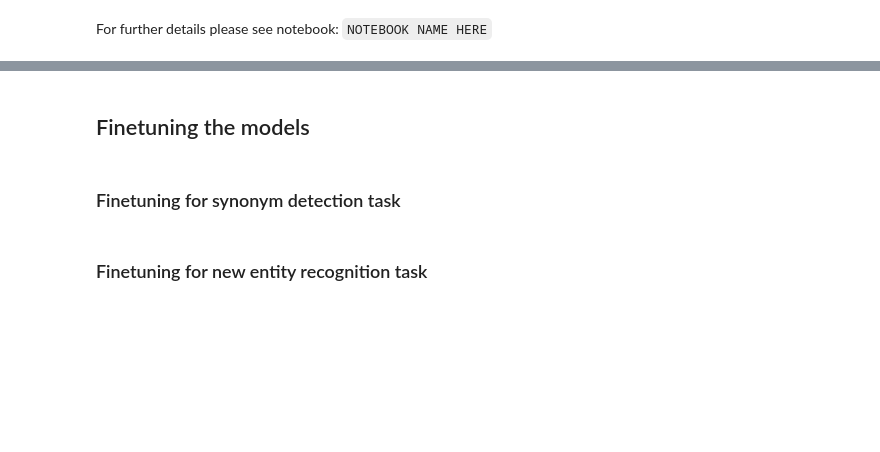
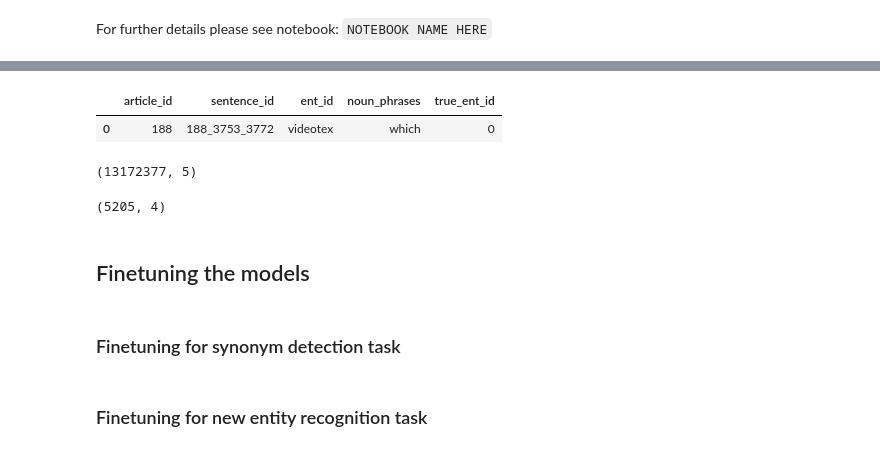
Before and after one commit to Heity94/TWSM_Lab, a Jupyter notebook: Project/Team1_ProjectReport_main.ipynb, the cells around one changed output, grey strips where cells are left out. Drawn from its saved outputs; the diff is of its cells as text; code cells hidden in the pictures; blank space fills up the shorter version.

```diff
--- a/Project/Team1_ProjectReport_main.ipynb
+++ b/Project/Team1_ProjectReport_main.ipynb
@@ -236,0 +363,14 @@ For further details please see notebook: `NOTEBOOK NAME HERE`
+# %%
+# Load split noun phrases and ontology and display results
+NER_entities_train = pd.read_csv(data_path_group+"NER/NER_entities_train.csv", index_col=0)
+#NER_entities_val = pd.read_csv(data_path_group+"NER/NER_entities_val.csv", index_col=0)
+#NER_entities_test = pd.read_csv(data_path_group+"NER/NER_entities_test.csv", index_col=0)
+# %%
+NER_entities_train.head(1)
+# %% [output]
+|  | article_id | sentence_id | ent_id | noun_phrases | true_ent_id |
+| 0 | 188 | 188_3753_3772 | videotex | which | 0 |
+# %%
+NER_entities_train.shape
+# %% [output]
+(13172377, 5)
@@ -237,3 +382,7 @@ For further details please see notebook: `NOTEBOOK NAME HERE`
+# %%
+NER_ontology_test.shape
+# %% [output]
+(5205, 4)
 # %% [markdown]
 ## Finetuning the models
 # %% [markdown]
```
Also changed, not shown: parts of 11 cells of this notebook.
